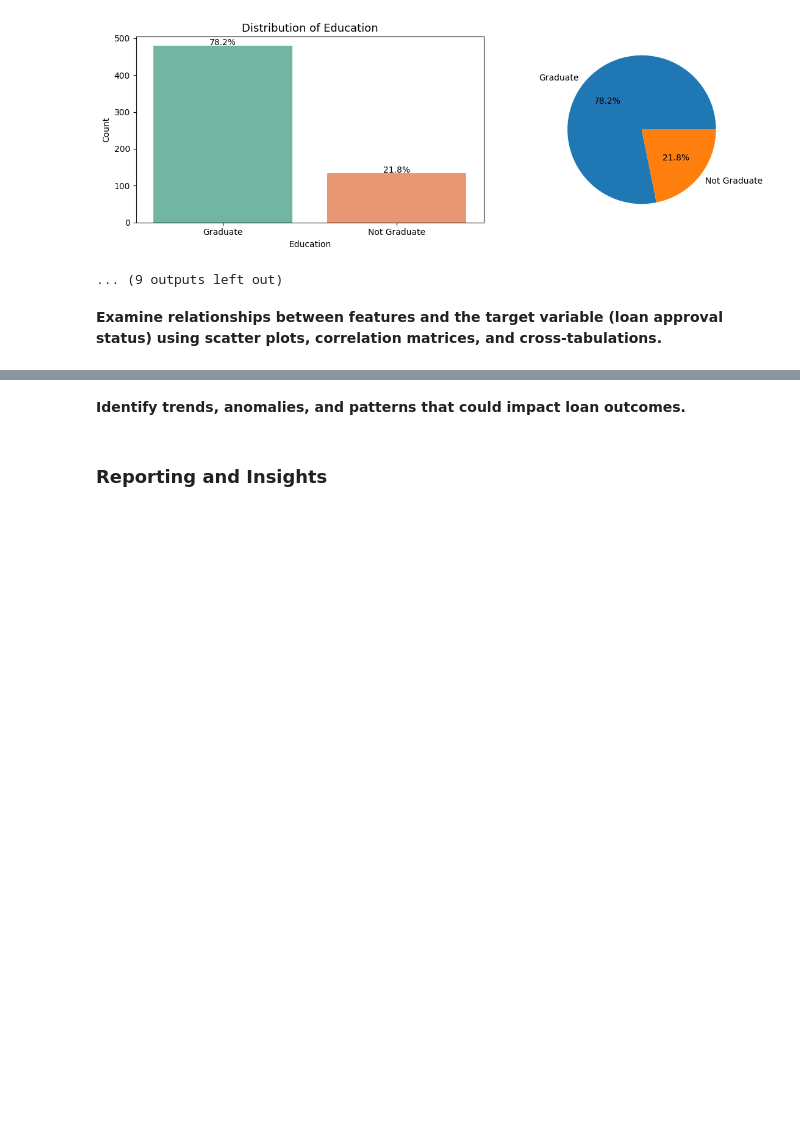
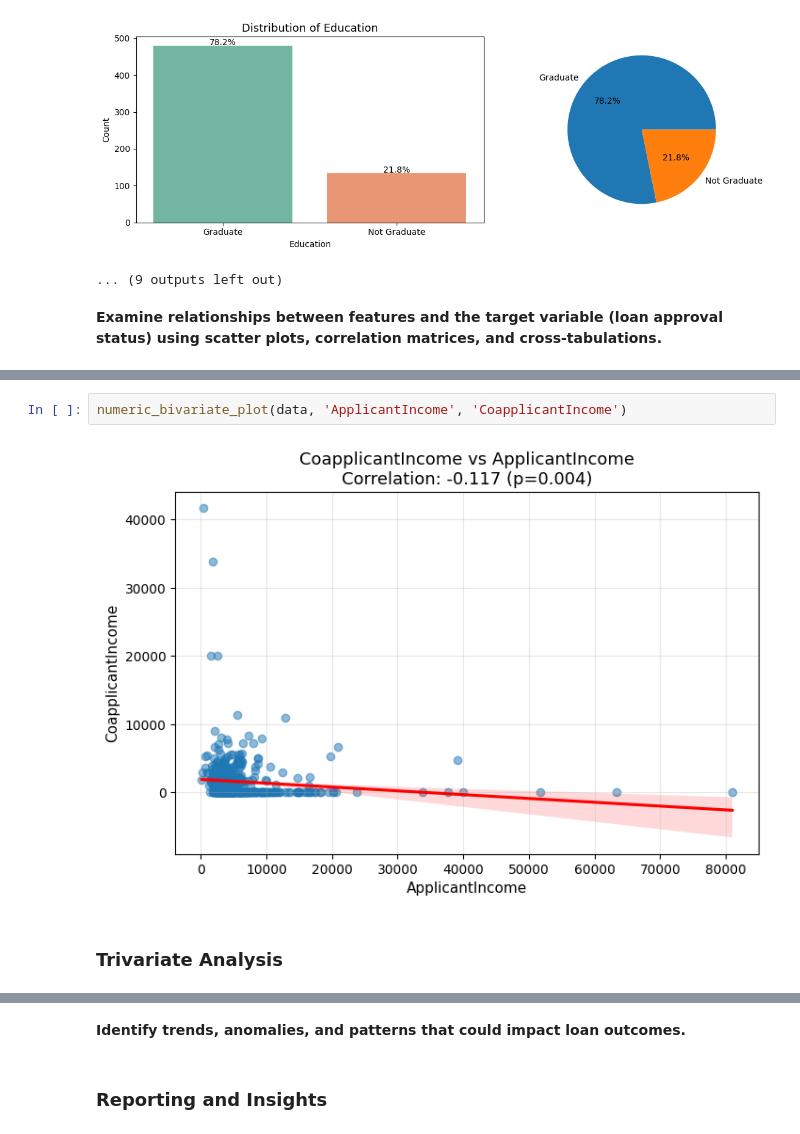
Before and after one commit to Olajcodes/abioye_olajide_tasks, a Jupyter notebook: week_eleven/task25/task25.ipynb, the cells around one changed output, grey strips where cells are left out. Cells and saved outputs as stored; diff of their text form; blank space fills up the shorter version.

```diff
--- a/week_eleven/task25/task25.ipynb
+++ b/week_eleven/task25/task25.ipynb
@@ -506,0 +626,6 @@ Passing `palette` without assigning `hue` is deprecated and will be removed in v
+# %%
+numeric_bivariate_plot(data, 'ApplicantIncome', 'CoapplicantIncome')
+# %% [output]
+[figure, added]
+# %% [markdown]
+### **Trivariate Analysis**
```
Also changed, not shown: parts of 11 cells of this notebook, 2 other files.
